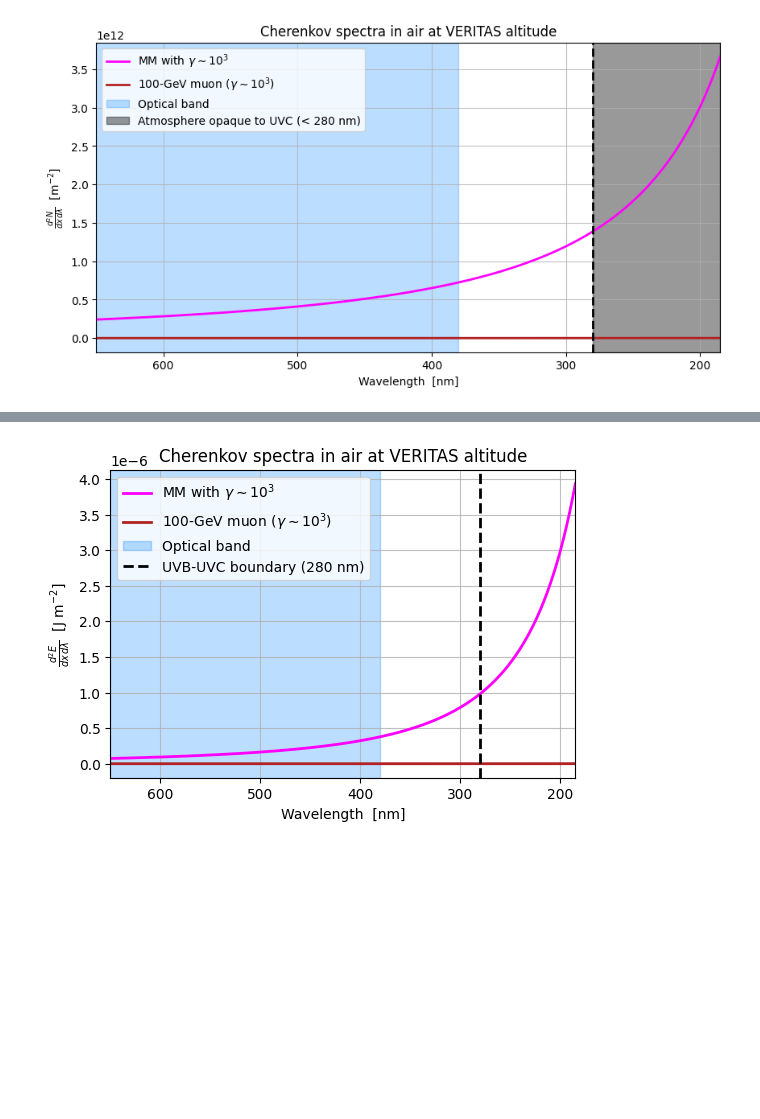
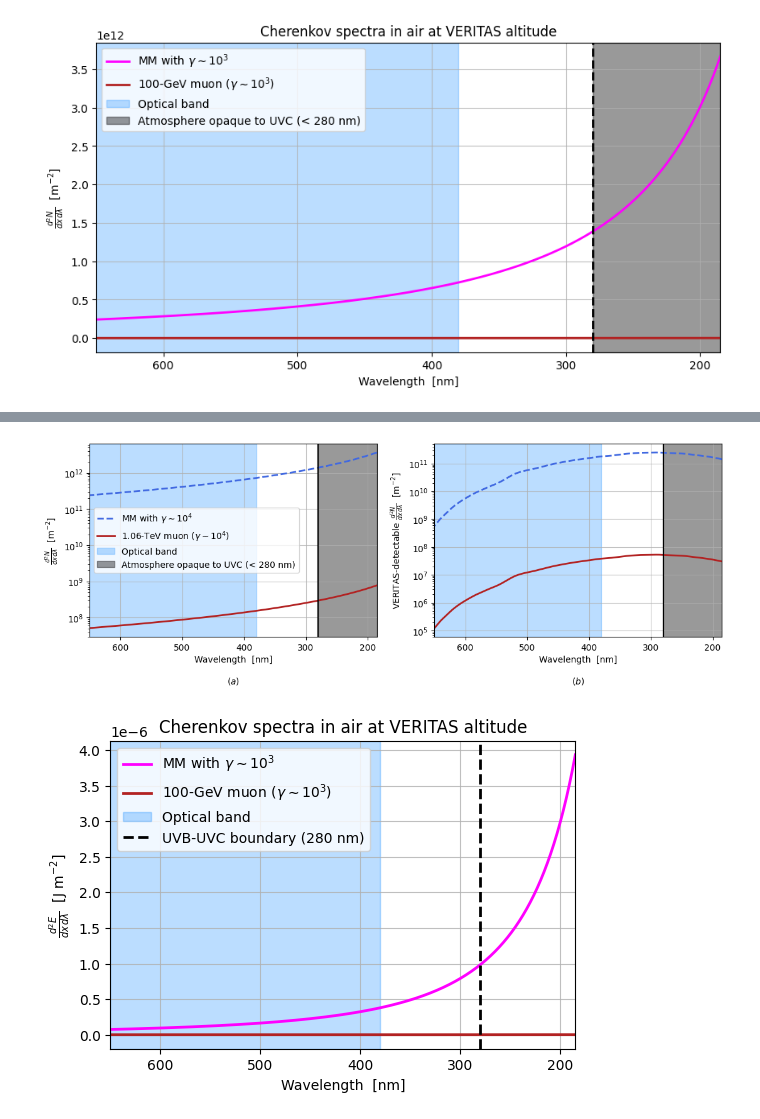
Before and after one commit to leandrorizk/magnetic_monopoles, a Jupyter notebook: cherenkov_spectra/spectra_PMT_range_wavelengths.ipynb, the cells around one changed output, grey strips where cells are left out. Saved outputs shown, nothing was run; the diff lists cells and outputs as text; code cells hidden in the pictures; blank space fills up the shorter version.

```diff
--- a/cherenkov_spectra/spectra_PMT_range_wavelengths.ipynb
+++ b/cherenkov_spectra/spectra_PMT_range_wavelengths.ipynb
@@ -413,3 +476,47 @@ plt.show()
+# %%
+plt.figure(figsize=(13, 4))
+
+plt.subplot(1, 2, 1)
+plt.plot(lams * 1e9, d2Ndxdlam_MM(lams, beta_MM_1e4), c='royalblue', lw=2, ls='--', label=r'MM with $\gamma \sim 10^4$')
+plt.plot(lams * 1e9, d2Ndxdlam(lams, beta_MM_1e4), c='firebrick', lw=2, label=r'1.06-TeV muon ($\gamma \sim 10^4$)')
+plt.axvspan(blue_UV * 1e9, PMT_max * 1e9, color='dodgerblue', alpha=0.3, label='Optical band')
+plt.axvspan(PMT_min * 1e9, UVB_UVC * 1e9, color='black', alpha=0.4, label='Atmosphere opaque to UVC (< 280 nm)')
+plt.axvline(x=UVB_UVC * 1e9, color='black', ls='-', lw=1.5)
+
+plt.grid(alpha=0.8)
+plt.xlabel('Wavelength  [nm]\n\n' + r'($a$)')
+plt.ylabel(r'$\frac{d^2N}{dx\,d\lambda}$  [m$^{-2}$]')
+# plt.title('Cherenkov spectra in air at VERITAS altitude')
+
+# plt.xscale('log')
+plt.yscale('log')
+
+# plt.xlim(PMT_min, PMT_max)
+plt.xlim(PMT_max * 1e9, PMT_min * 1e9)
+plt.legend()
+
+plt.subplot(1, 2, 2)
+plt.plot(lams * 1e9, detect_d2Ndxdlam_MM(lams, beta_MM_1e4), c='royalblue', lw=2, ls='--', label=r'MM with $\gamma \sim 10^4$')
+plt.plot(lams * 1e9, detect_d2Ndxdlam(lams, beta_MM_1e4), c='firebrick', lw=2, label=r'1.06-TeV muon ($\gamma \sim 10^4$)')
+plt.axvspan(blue_UV * 1e9, PMT_max * 1e9, color='dodgerblue', alpha=0.3, label='Optical band')
+plt.axvspan(PMT_min * 1e9, UVB_UVC * 1e9, color='black', alpha=0.4, label='Atmosphere opaque to UVC (< 280 nm)')
+plt.axvline(x=UVB_UVC * 1e9, color='black', ls='-', lw=1.5)
+
+plt.grid(alpha=0.8)
+plt.xlabel('Wavelength  [nm]\n\n' + r'($b$)')
+plt.ylabel(r'VERITAS-detectable $\frac{d^2N}{dx\,d\lambda}$  [m$^{-2}$]')
+# plt.title('Cherenkov spectra in air at VERITAS altitude')
+
+# plt.xscale('log')
+plt.yscale('log')
+
+# plt.xlim(PMT_min, PMT_max)
+plt.xlim(PMT_max * 1e9, PMT_min * 1e9)
+# plt.legend()
+
+plt.show()
+# %% [output]
+[figure, added]
 # %%
 fig, ax = plt.subplots(figsize=(6, 4))
 
```
Also changed, not shown: parts of 15 cells of this notebook, 7 other files.
